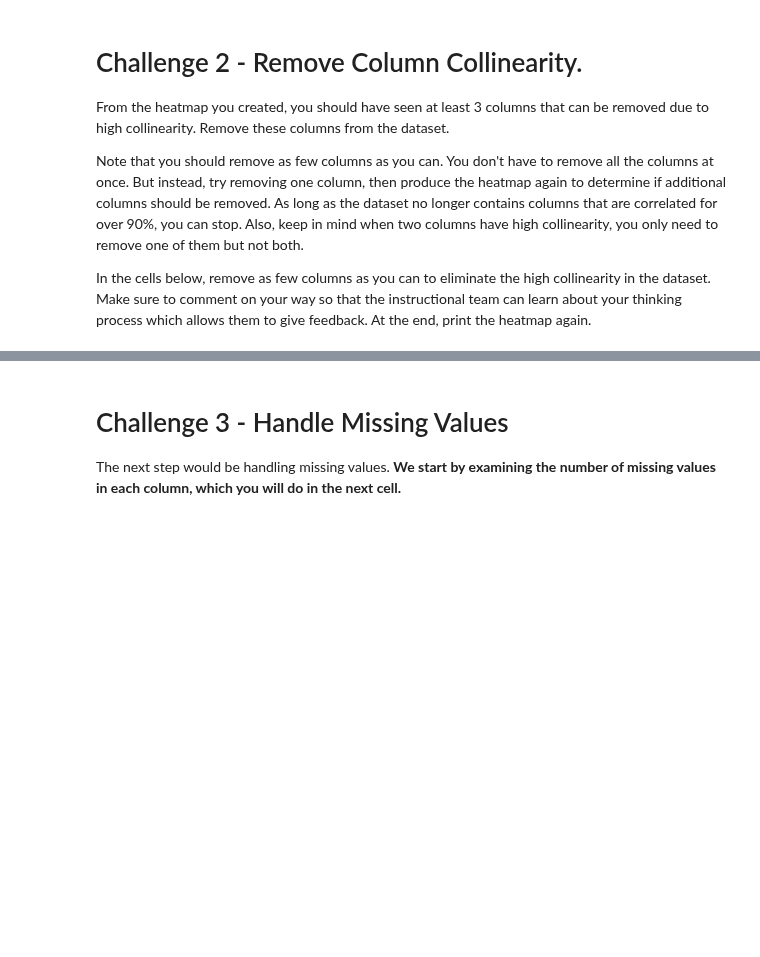
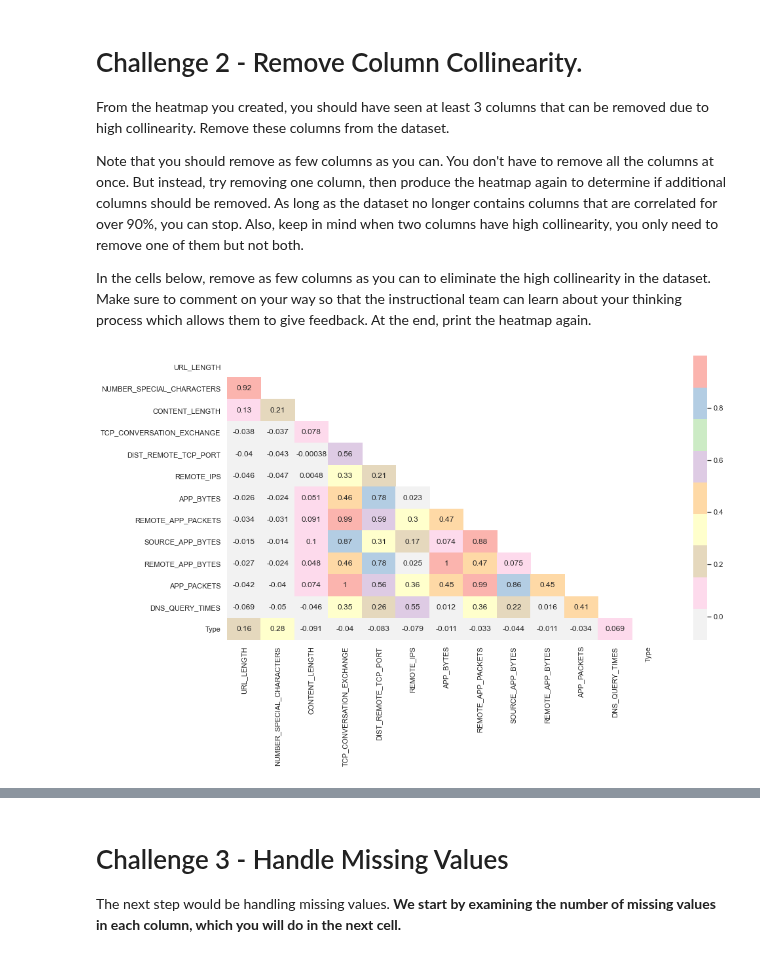
Before and after one commit to ta-data-mexpt/lab-supervised-learning, a Jupyter notebook: your-code/main.ipynb, the cells around one changed output, grey strips where cells are left out. Cells and saved outputs as stored; diff of their text form; code cells hidden in the pictures; blank space fills up the shorter version.

```diff
--- a/your-code/main.ipynb
+++ b/your-code/main.ipynb
@@ -66,5 +158,9 @@ Note that you should remove as few columns as you can. You don't have to remove
 In the cells below, remove as few columns as you can to eliminate the high collinearity in the dataset. Make sure to comment on your way so that the instructional team can learn about your thinking process which allows them to give feedback. At the end, print the heatmap again.
 # %%
 # Your code here
+website1 = websites.drop('SOURCE_APP_PACKETS', axis=1)
+heat_map(website1)
+# %% [output]
+[figure, added]
 # %%
 # Your comment here
```
Also changed, not shown: parts of 28 cells of this notebook.
